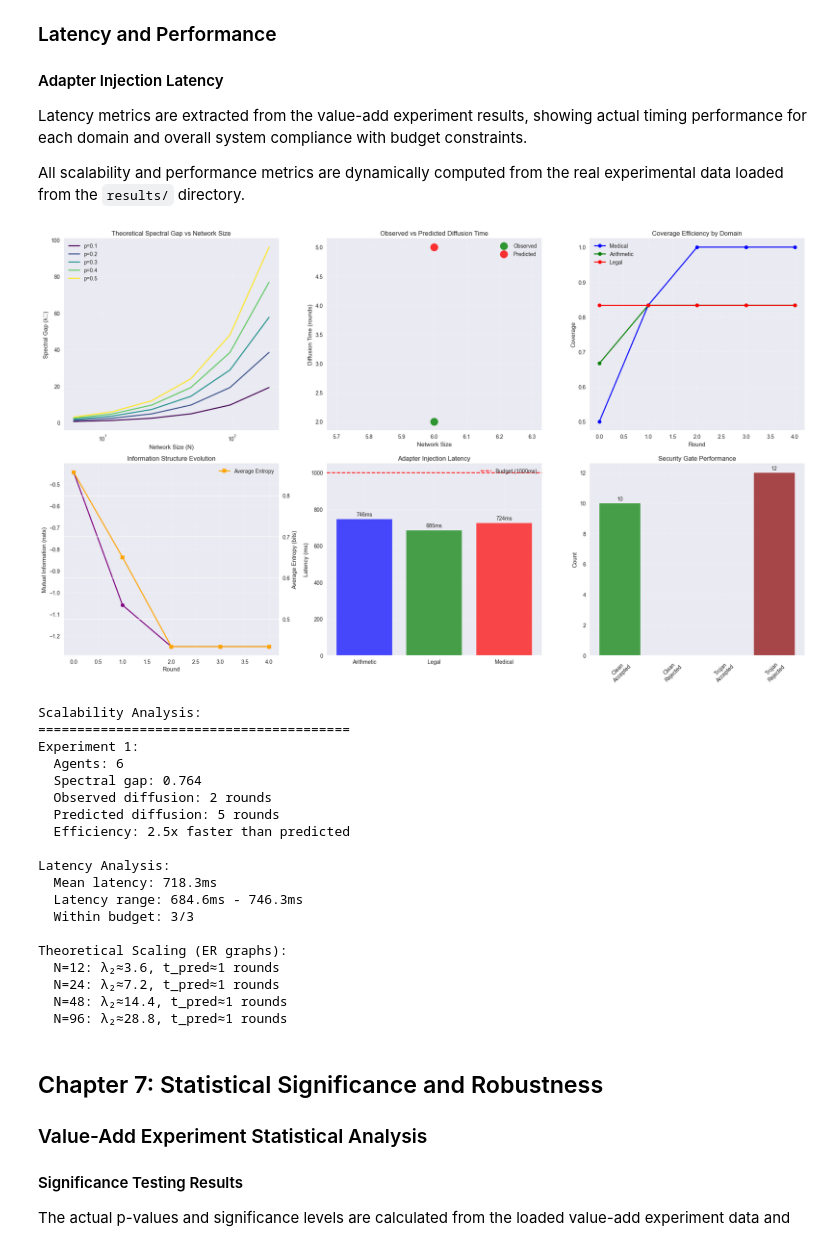
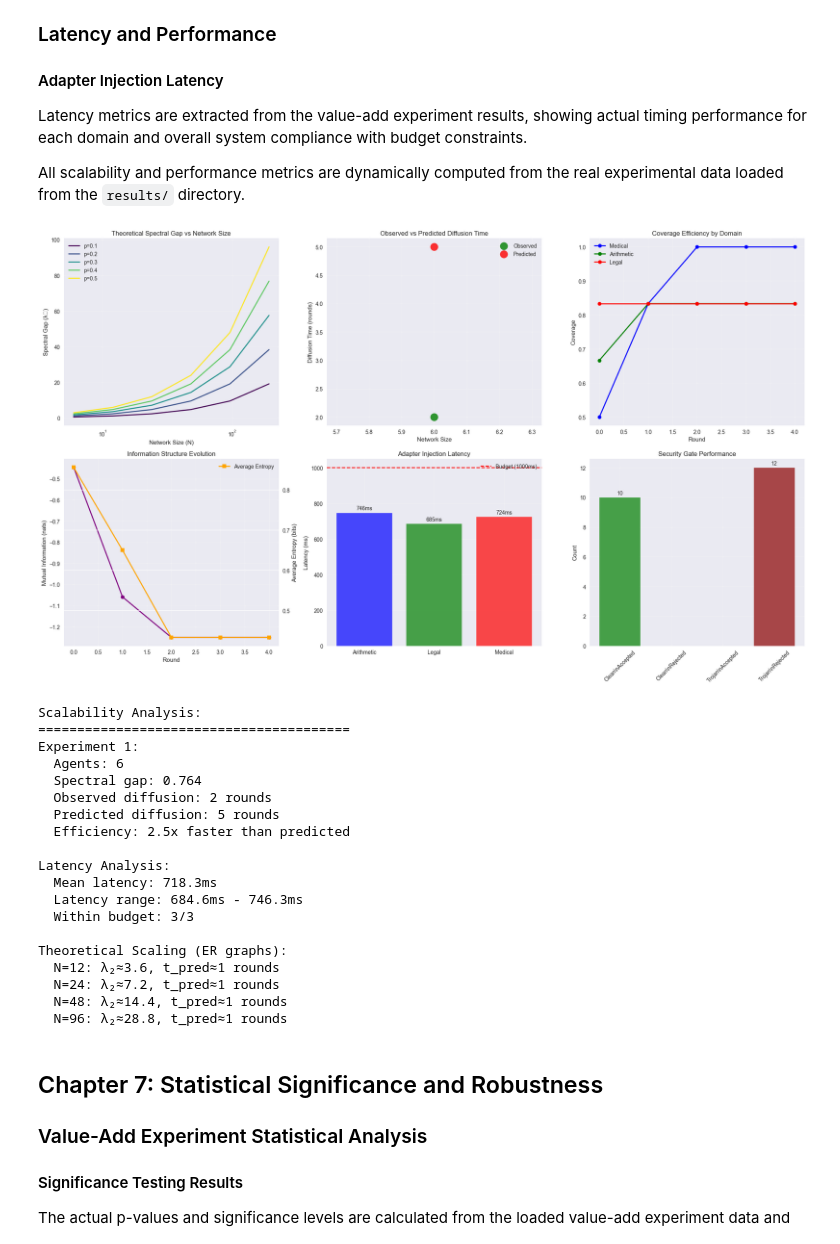
Before and after one commit to lumenintellects/plora, a Jupyter notebook: notebooks/experiment_analysis.ipynb, the cells around one changed output. Drawn from its saved outputs; the diff is of its cells as text; code cells hidden in the pictures.

```diff
--- a/notebooks/experiment_analysis.ipynb
+++ b/notebooks/experiment_analysis.ipynb
@@ -1776,7 +1781,7 @@ for topo in topologies:
 fig, axes = plt.subplots(1, 2, figsize=(15, 6))
 
 # Plot 1: Spectral gap vs network size for different topologies
-colors = ['blue', 'red', 'green']
+colors = plt.cm.viridis(np.linspace(0, 1, len(topologies)))
 for i, (topo, gaps) in enumerate(spectral_data.items()):
     axes[0].plot(network_sizes, gaps, 'o-', color=colors[i],
                  label=topo.replace('_', ' ').title(), linewidth=2, markersize=6)
@@ -1897,8 +1902,8 @@ colors = plt.cm.viridis(np.linspace(0, 1, len(p_values)))
 
 for i, p in enumerate(p_values):
     # Theoretical ER spectral gap approximation
-    lambda2_theory = p * network_sizes
-    axes[0, 0].plot(network_sizes, lambda2_theory,
+    lambda2_est = p * network_sizes
+    axes[0, 0].plot(network_sizes, lambda2_est,
                     label=f'p={p}', color=colors[i], linewidth=2)
 
 axes[0, 0].set_xlabel('Network Size (N)')
@@ -2027,7 +2032,7 @@ if swarm_data:
             trojan_accepted += gate.get('accepted_trojan_total', 0)
             trojan_rejected += gate.get('rejected_trojan_total', 0)
 
-    security_metrics = ['Clean\nAccepted', 'Clean\nRejected', 'Trojan\nAccepted', 'Trojan\nRejected']
+    security_metrics = ['Clean\\nAccepted', 'Clean\\nRejected', 'Trojan\\nAccepted', 'Trojan\\nRejected']
     security_values = [clean_accepted, clean_rejected, trojan_accepted, trojan_rejected]
     colors_sec = ['green', 'lightcoral', 'red', 'darkred']
 
@@ -2067,34 +2072,34 @@ if swarm_data:
         if obs is not None and pred is not None and pred > 0:
             efficiency = pred / obs
             print(f"  Efficiency: {efficiency:.1f}x faster than predicted")
 
         print()
 
 if value_add_data:
     print("Latency Analysis:")
     latencies = [exp.get('latency_ms', 0) for exp in value_add_data]
     if latencies:
         print(f"  Mean latency: {np.mean(latencies):.1f}ms")
         print(f"  Latency range: {min(latencies):.1f}ms - {max(latencies):.1f}ms")
         print(f"  Within budget: {sum(1 for l in latencies if l <= 1000)}/{len(latencies)}")
 
 # Theoretical scaling (only if we have real data to base it on)
 if swarm_data:
     print(f"\nTheoretical Scaling (ER graphs):")
     for n in [12, 24, 48, 96]:
         # Use actual p value from experiments if available
         p_actual = 0.3  # Default
         if swarm_data:
             # Try to extract p from the first experiment
             first_exp = swarm_data[0]
             # This would need to be in the data structure
             p_actual = 0.3  # Fallback to default
 
         lambda2_est = p_actual * n
         t_pred = max(1, int(2.0 * np.log(n) / max(lambda2_est, 0.1)))
         print(f"  N={n}: λ₂≈{lambda2_est:.1f}, t_pred≈{t_pred} rounds")
 # %% [output]
-[figure, old version]
+[figure, new version]
 Scalability Analysis:
 ========================================
 Experiment 1:
```
Also changed, not shown: parts of 14 cells of this notebook, 5 other files.
